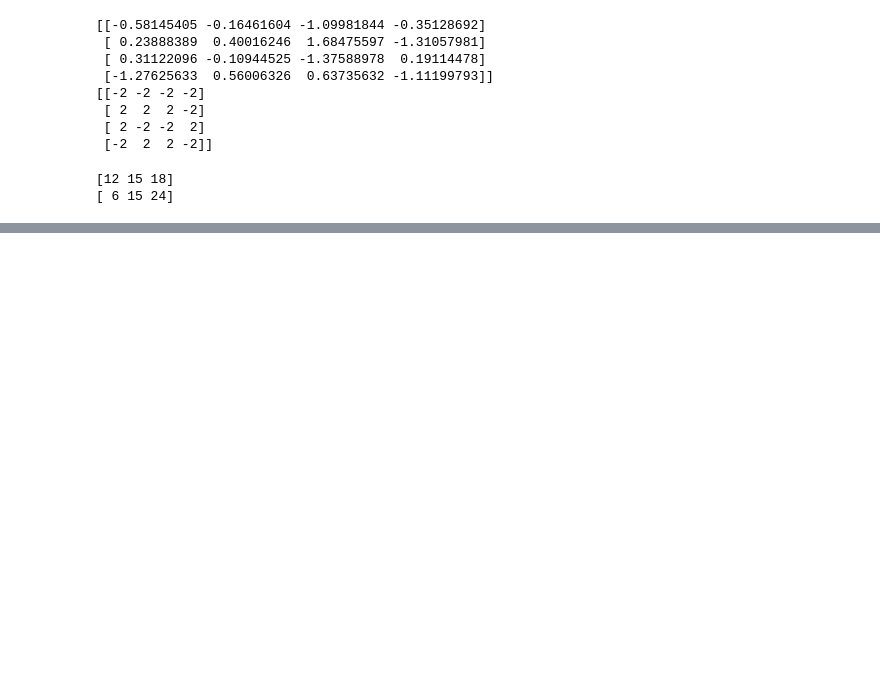
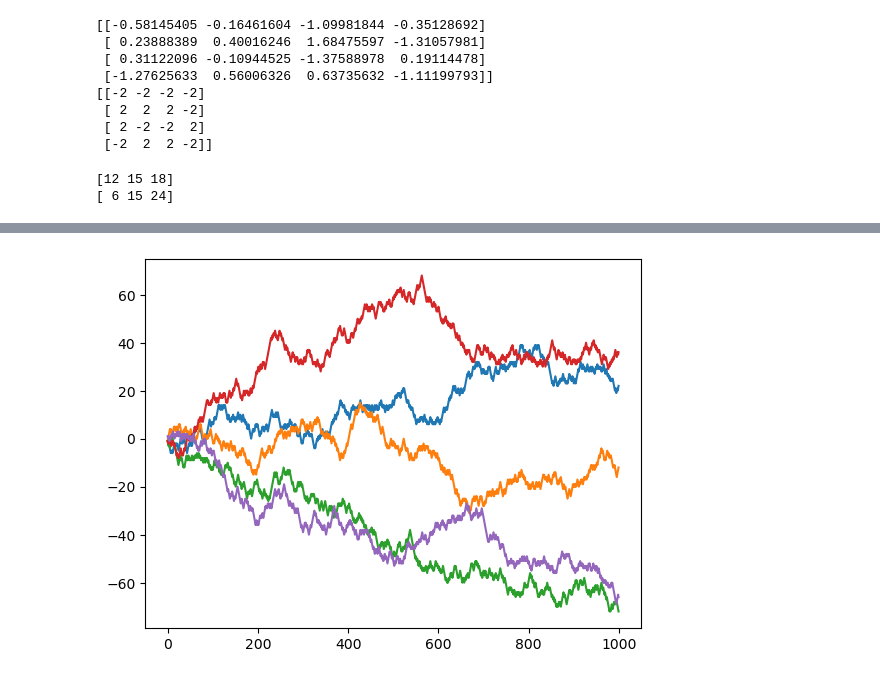
Before and after one commit to t-ozawa-free/Python-for-Data-Analysis, a Jupyter notebook: Python-for-data-analysis_4.ipynb, the cells around one changed output, grey strips where cells are left out. Saved outputs shown, nothing was run; the diff lists cells and outputs as text; code cells hidden in the pictures; blank space fills up the shorter version.

```diff
--- a/Python-for-data-analysis_4.ipynb
+++ b/Python-for-data-analysis_4.ipynb
@@ -364,0 +449,30 @@ print(arr.sum(axis=1))
+# %%
+#Q5. 複数のランダムウォーク（5本）を1つのグラフに描画し、それぞれ色分けしなさい。
+%matplotlib inline
+
+import matplotlib.pyplot as plt
+import numpy as np
+
+nstep = 1000
+
+step1 = np.random.choice([-1,1], size=nstep)
+step2 = np.random.choice([-1,1], size=nstep)
+step3 = np.random.choice([-1,1], size=nstep)
+step4 = np.random.choice([-1,1], size=nstep)
+step5 = np.random.choice([-1,1], size=nstep)
+
+posi1 = np.cumsum(step1)
+posi2 = np.cumsum(step2)
+posi3 = np.cumsum(step3)
+posi4 = np.cumsum(step4)
+posi5 = np.cumsum(step5)
+
+
+plt.plot(posi1[:])
+plt.plot(posi2[:])
+plt.plot(posi3[:])
+plt.plot(posi4[:])
+plt.plot(posi5[:])
+plt.show()
+# %% [output]
+[figure, added]
```
Also changed, not shown: parts of 6 cells of this notebook.
